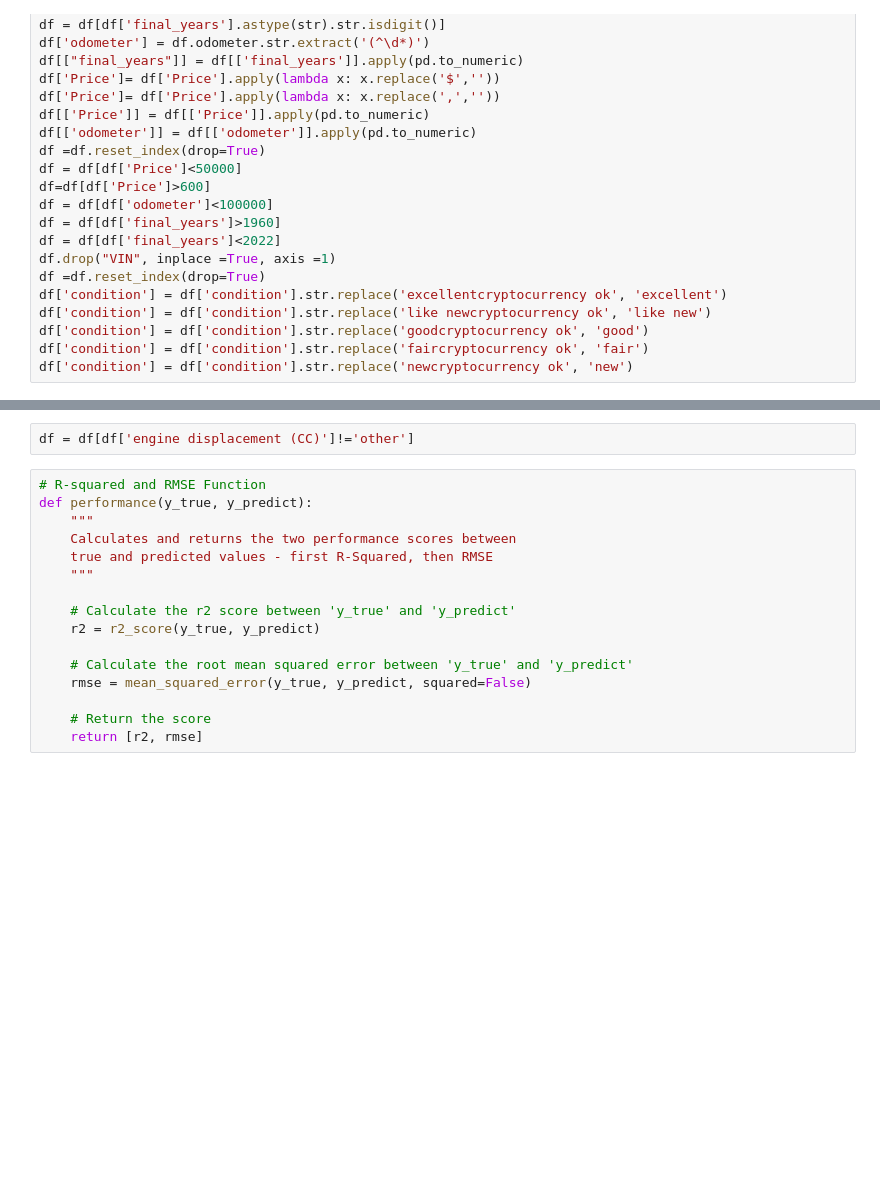
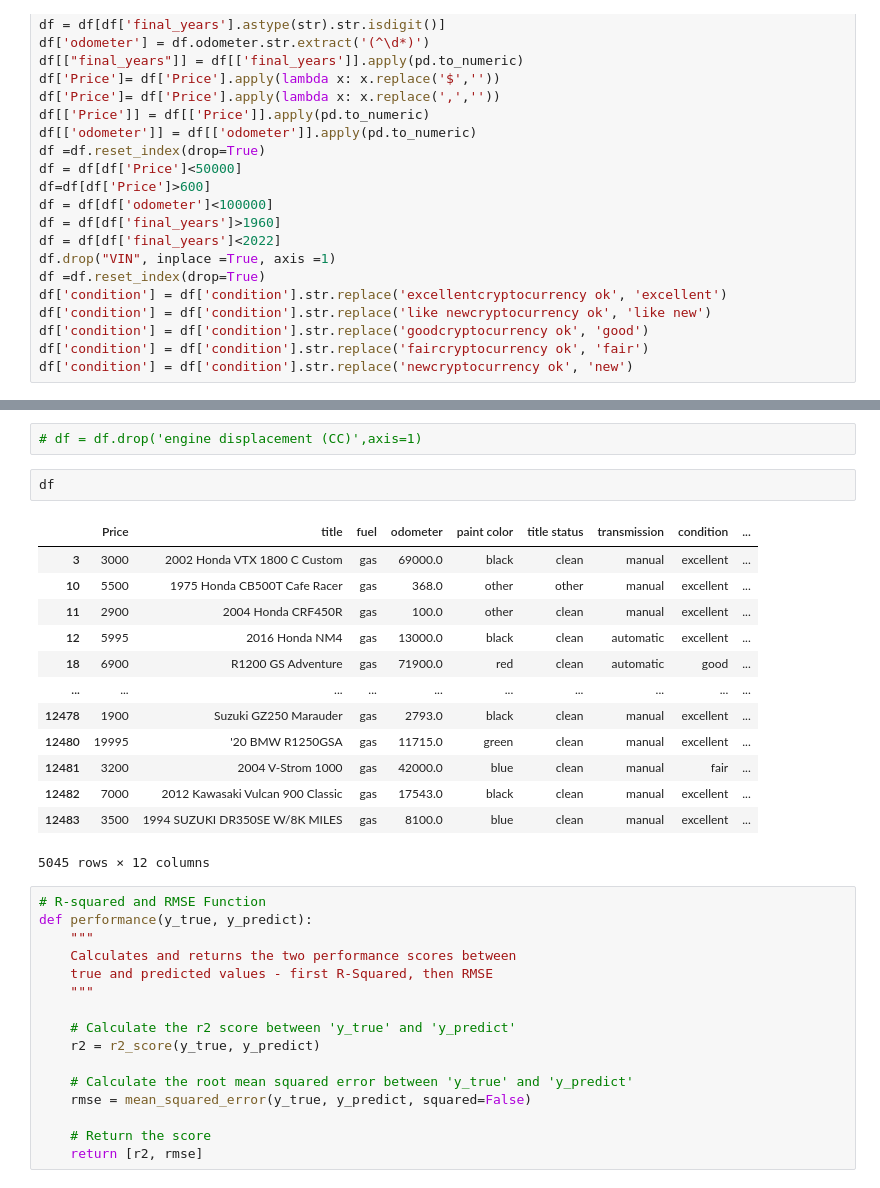
Before and after one commit to ajr930/motorcycle_price_prediction, a Jupyter notebook: Models/XGBoost_and_Ridge_Lasso.ipynb, the cells around one changed output, grey strips where cells are left out. Saved outputs shown, nothing was run; the diff lists cells and outputs as text; blank space fills up the shorter version.

```diff
--- a/Models/XGBoost_and_Ridge_Lasso.ipynb
+++ b/Models/XGBoost_and_Ridge_Lasso.ipynb
@@ -47,5 +54,21 @@ df['type'] = df['type'].fillna(value='other')
 # %%
-df = df[df['engine displacement (CC)']!='other']
+# df = df.drop('engine displacement (CC)',axis=1)
+# %%
+df
+# %% [output]
+|  | Price | title | fuel | odometer | paint color | title status | transmission | condition | ... |
+| 3 | 3000 | 2002 Honda VTX 1800 C Custom | gas | 69000.0 | black | clean | manual | excellent | ... |
+| 10 | 5500 | 1975 Honda CB500T Cafe Racer | gas | 368.0 | other | other | manual | excellent | ... |
+| 11 | 2900 | 2004 Honda CRF450R | gas | 100.0 | other | clean | manual | excellent | ... |
+| 12 | 5995 | 2016 Honda NM4 | gas | 13000.0 | black | clean | automatic | excellent | ... |
+| 18 | 6900 | R1200 GS Adventure | gas | 71900.0 | red | clean | automatic | good | ... |
+| ... | ... | ... | ... | ... | ... | ... | ... | ... | ... |
+| 12478 | 1900 | Suzuki GZ250 Marauder | gas | 2793.0 | black | clean | manual | excellent | ... |
+| 12480 | 19995 | '20 BMW R1250GSA | gas | 11715.0 | green | clean | manual | excellent | ... |
+| 12481 | 3200 | 2004 V-Strom 1000 | gas | 42000.0 | blue | clean | manual | fair | ... |
+| 12482 | 7000 | 2012 Kawasaki Vulcan 900 Classic | gas | 17543.0 | black | clean | manual | excellent | ... |
+| 12483 | 3500 | 1994 SUZUKI DR350SE W/8K MILES | gas | 8100.0 | blue | clean | manual | excellent | ... |
+5045 rows × 12 columns
 # %%
 # R-squared and RMSE Function
 def performance(y_true, y_predict):
```
Also changed, not shown: parts of 12 cells of this notebook, 28 other files.
